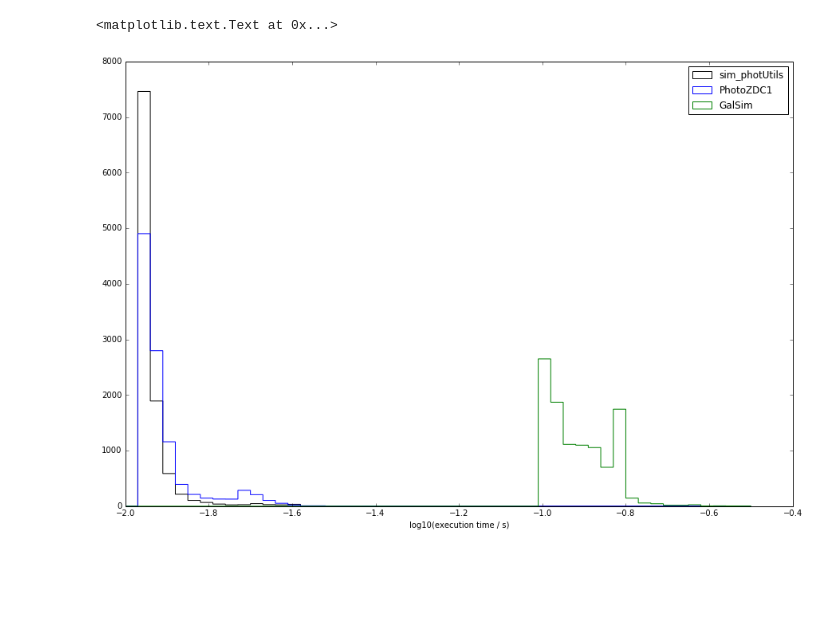
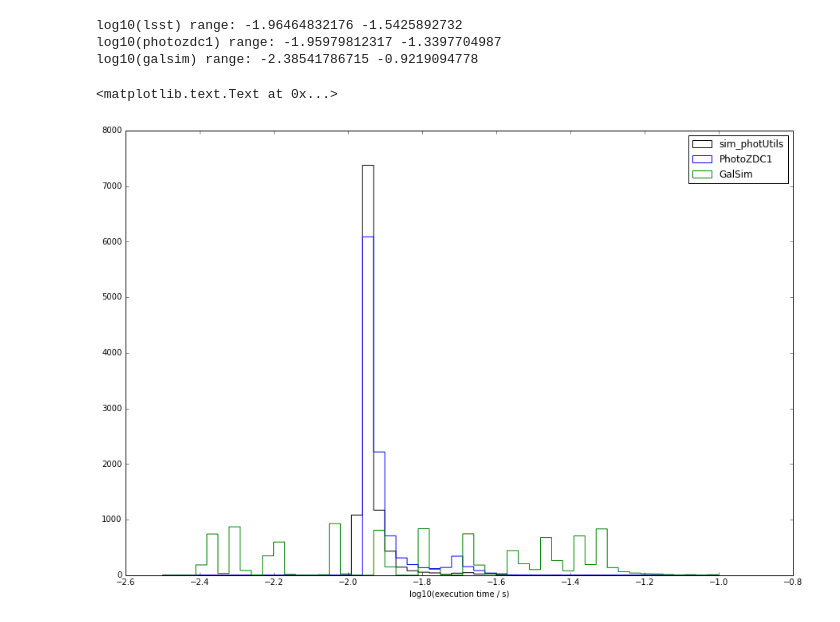
Before and after one commit to jchiang87/PhotometryBakeoff, a Jupyter notebook: scripts/PhotometryBakeoff_plots.ipynb, the cells around one changed output. Drawn from its saved outputs; the diff is of its cells as text; code cells hidden in the pictures; blank space fills up the shorter version.

```diff
--- a/scripts/PhotometryBakeoff_plots.ipynb
+++ b/scripts/PhotometryBakeoff_plots.ipynb
@@ -48,11 +56,17 @@ for color, subplot in zip(names[:5], subplots):
 # %%
 # Histogram the execution times.
 fig = plt.figure()
-plt.hist(np.log10(lsst['time']), histtype='step', color='black', range=(-2, -0.5), bins=50, label='sim_photUtils')
-plt.hist(np.log10(photozdc1['time']), histtype='step', color='blue', range=(-2, -0.5), bins=50, label='PhotoZDC1')
-plt.hist(np.log10(galsim['time']), histtype='step', color='green', range=(-2, -0.5), bins=50, label='GalSim')
+plt.hist(np.log10(lsst['time']), histtype='step', color='black', range=(-2.5, -1), bins=50, label='sim_photUtils')
+plt.hist(np.log10(photozdc1['time']), histtype='step', color='blue', range=(-2.5, -1), bins=50, label='PhotoZDC1')
+plt.hist(np.log10(galsim['time']), histtype='step', color='green', range=(-2.5, -1), bins=50, label='GalSim')
+print 'log10(lsst) range:', min(np.log10(lsst['time'])), max(np.log10(lsst['time']))
+print 'log10(photozdc1) range:', min(np.log10(photozdc1['time'])), max(np.log10(photozdc1['time']))
+print 'log10(galsim) range:', min(np.log10(galsim['time'])), max(np.log10(galsim['time']))
 plt.legend()
 plt.xlabel('log10(execution time / s)')
 # %% [output]
-<matplotlib.text.Text at 0x...>
+log10(lsst) range: -1.96464832176 -1.5425892732
+log10(photozdc1) range: -1.95979812317 -1.3397704987
+log10(galsim) range: -2.38541786715 -0.9219094778
+<matplotlib.text.Text at 0x...>
-[figure, old version]
+[figure, new version]
```
Also changed, not shown: parts of 2 cells of this notebook, 2 other files.
